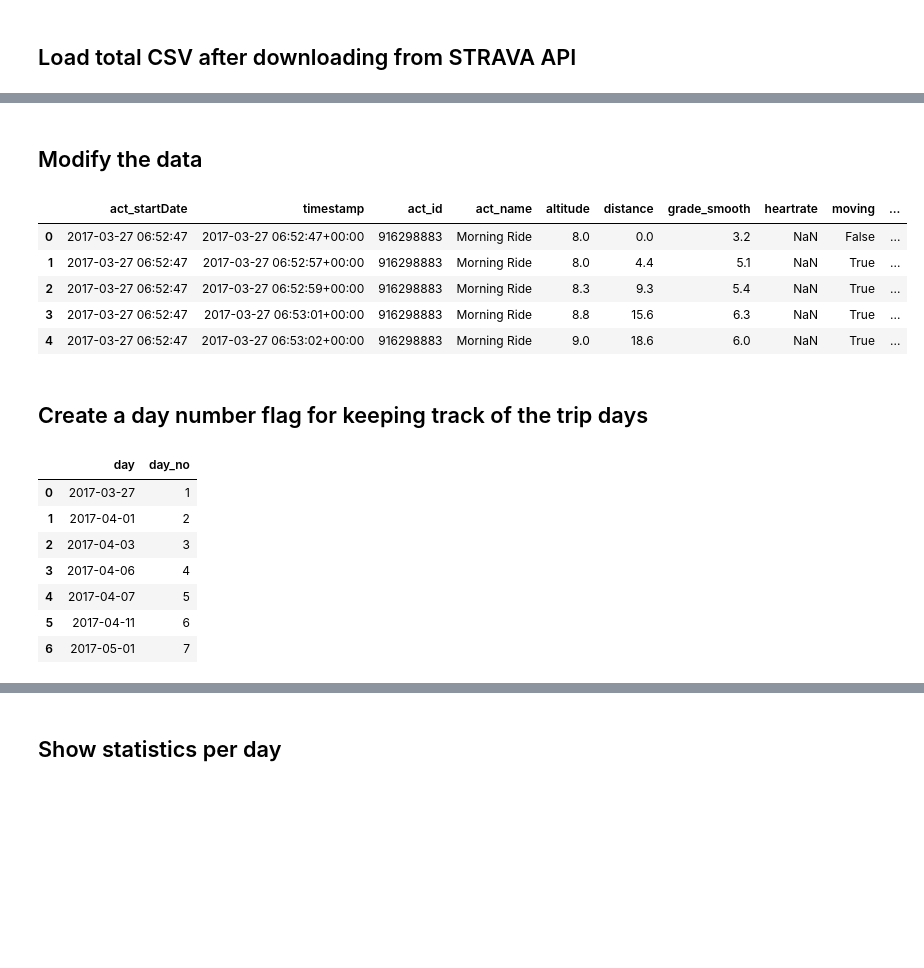
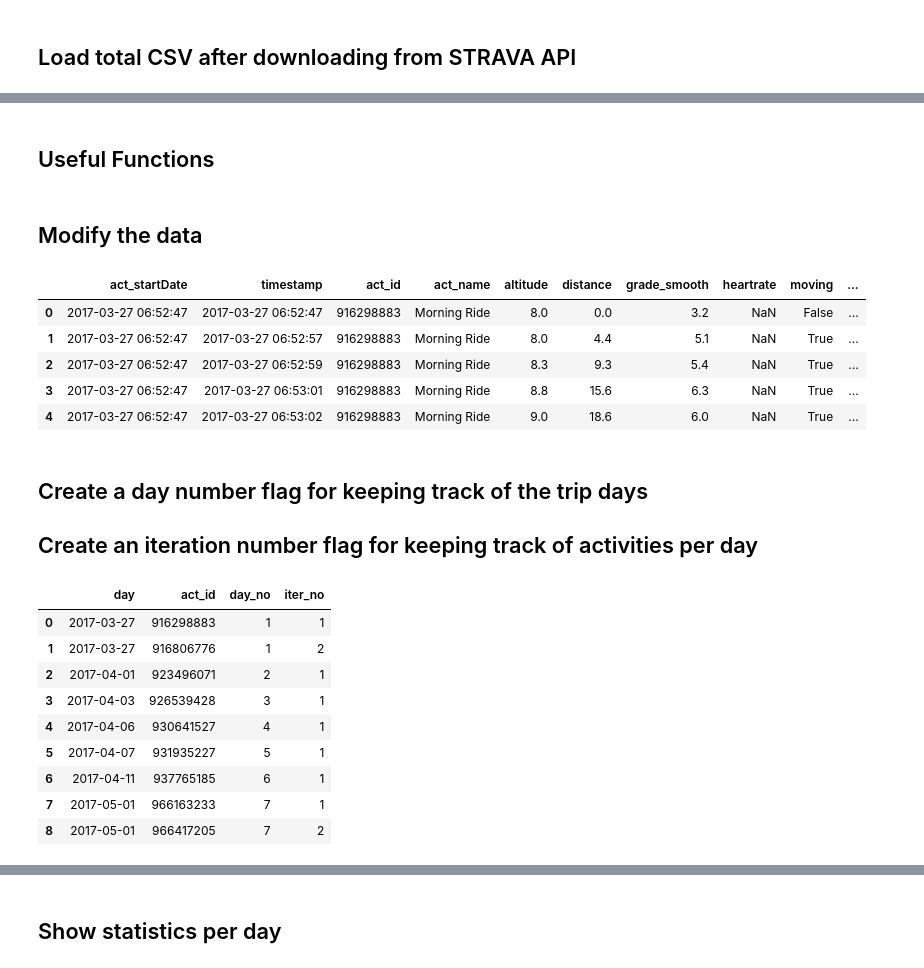
Before and after one commit to oikonang/bike_trip_project, a Jupyter notebook: python/Parsing STRAVA csv.ipynb, the cells around one changed output, grey strips where cells are left out. Cells and saved outputs as stored; diff of their text form; code cells hidden in the pictures; blank space fills up the shorter version.

```diff
--- a/python/Parsing STRAVA csv.ipynb
+++ b/python/Parsing STRAVA csv.ipynb
@@ -17,3 +17,5 @@ df.head()
 | 2 | 2017-03-27 06:52:47+00:00 | 2017-03-27 06:52:59+00:00 | 916298883 | Morning Ride | 8.3 | 9.3 | 5.4 | NaN | True | ... |
 | 3 | 2017-03-27 06:52:47+00:00 | 2017-03-27 06:53:01+00:00 | 916298883 | Morning Ride | 8.8 | 15.6 | 6.3 | NaN | True | ... |
 | 4 | 2017-03-27 06:52:47+00:00 | 2017-03-27 06:53:02+00:00 | 916298883 | Morning Ride | 9.0 | 18.6 | 6.0 | NaN | True | ... |
+# %% [markdown]
+## Useful Functions
@@ -22,49 +32,57 @@ df.head()
 # %%
 # Convert to act_StartDate to datetime
 df['act_startDate'] = pd.to_datetime(df['act_startDate'])
+df['timestamp'] = pd.to_datetime(df['timestamp'])
 
 # Keep only date as a period in a seperate column
 df['day'] = pd.DatetimeIndex(df['act_startDate']).to_period('D')
 
 # Sort df by ascending day and timestamp
 df = df.sort_values(by=['day','timestamp'],ascending=[True,True])
 
 # Check main df
 df.head()
 # %% [output]
 |  | act_startDate | timestamp | act_id | act_name | altitude | distance | grade_smooth | heartrate | moving | ... |
-| 0 | 2017-03-27 06:52:47 | 2017-03-27 06:52:47+00:00 | 916298883 | Morning Ride | 8.0 | 0.0 | 3.2 | NaN | False | ... |
-| 1 | 2017-03-27 06:52:47 | 2017-03-27 06:52:57+00:00 | 916298883 | Morning Ride | 8.0 | 4.4 | 5.1 | NaN | True | ... |
-| 2 | 2017-03-27 06:52:47 | 2017-03-27 06:52:59+00:00 | 916298883 | Morning Ride | 8.3 | 9.3 | 5.4 | NaN | True | ... |
-| 3 | 2017-03-27 06:52:47 | 2017-03-27 06:53:01+00:00 | 916298883 | Morning Ride | 8.8 | 15.6 | 6.3 | NaN | True | ... |
-| 4 | 2017-03-27 06:52:47 | 2017-03-27 06:53:02+00:00 | 916298883 | Morning Ride | 9.0 | 18.6 | 6.0 | NaN | True | ... |
+| 0 | 2017-03-27 06:52:47 | 2017-03-27 06:52:47 | 916298883 | Morning Ride | 8.0 | 0.0 | 3.2 | NaN | False | ... |
+| 1 | 2017-03-27 06:52:47 | 2017-03-27 06:52:57 | 916298883 | Morning Ride | 8.0 | 4.4 | 5.1 | NaN | True | ... |
+| 2 | 2017-03-27 06:52:47 | 2017-03-27 06:52:59 | 916298883 | Morning Ride | 8.3 | 9.3 | 5.4 | NaN | True | ... |
+| 3 | 2017-03-27 06:52:47 | 2017-03-27 06:53:01 | 916298883 | Morning Ride | 8.8 | 15.6 | 6.3 | NaN | True | ... |
+| 4 | 2017-03-27 06:52:47 | 2017-03-27 06:53:02 | 916298883 | Morning Ride | 9.0 | 18.6 | 6.0 | NaN | True | ... |
 # %% [markdown]
 ## Create a day number flag for keeping track of the trip days
+## Create an iteration number flag for keeping track of activities per day
-# %%
-# Create helper dataframe with unique days
-df_helper = df.groupby(by='day').count().iloc[:,0].reset_index().filter(items=['day'])
-
-#Create helper function to give index number to a new column
-counter = 1
-def giveFlag(x):
-    global counter
-    index = counter;
-    counter+=1
-    return index
-
-# Create day flagger column
-df_helper['day_no'] = df_helper['day'].apply(lambda x: giveFlag(x))
-
-# Check df_helper
-df_helper
-# %% [output]
-|  | day | day_no |
-| 0 | 2017-03-27 | 1 |
-| 1 | 2017-04-01 | 2 |
-| 2 | 2017-04-03 | 3 |
-| 3 | 2017-04-06 | 4 |
-| 4 | 2017-04-07 | 5 |
-| 5 | 2017-04-11 | 6 |
-| 6 | 2017-05-01 | 7 |
+# %%
+# Create helper dataframe with unique days
+df_helper = df.groupby(by=['day','act_id']).count().iloc[:,0].reset_index().filter(items=['day','act_id'])
+
+# Create columns for iter_no(per activity) and day_no(per day)
+days = list(set(df_helper['day']))
+days.sort()
+day_no = list()
+iter_no = list()
+for index,day in enumerate(days):
+    counter=1
+    for dfday in df_helper['day']:
+        if dfday == day:
+            iter_no.append(counter)
+            day_no.append(index+1)
+            counter+=1
+
+df_helper['day_no'] = pd.Series(day_no).values
+df_helper['iter_no'] = pd.Series(iter_no).values
+
+df_helper
+# %% [output]
+|  | day | act_id | day_no | iter_no |
+| 0 | 2017-03-27 | 916298883 | 1 | 1 |
+| 1 | 2017-03-27 | 916806776 | 1 | 2 |
+| 2 | 2017-04-01 | 923496071 | 2 | 1 |
+| 3 | 2017-04-03 | 926539428 | 3 | 1 |
+| 4 | 2017-04-06 | 930641527 | 4 | 1 |
+| 5 | 2017-04-07 | 931935227 | 5 | 1 |
+| 6 | 2017-04-11 | 937765185 | 6 | 1 |
+| 7 | 2017-05-01 | 966163233 | 7 | 1 |
+| 8 | 2017-05-01 | 966417205 | 7 | 2 |
 # %%
 # Merge flagger with the main dataframe
```
Also changed, not shown: parts of 6 cells of this notebook, 1 other file.
